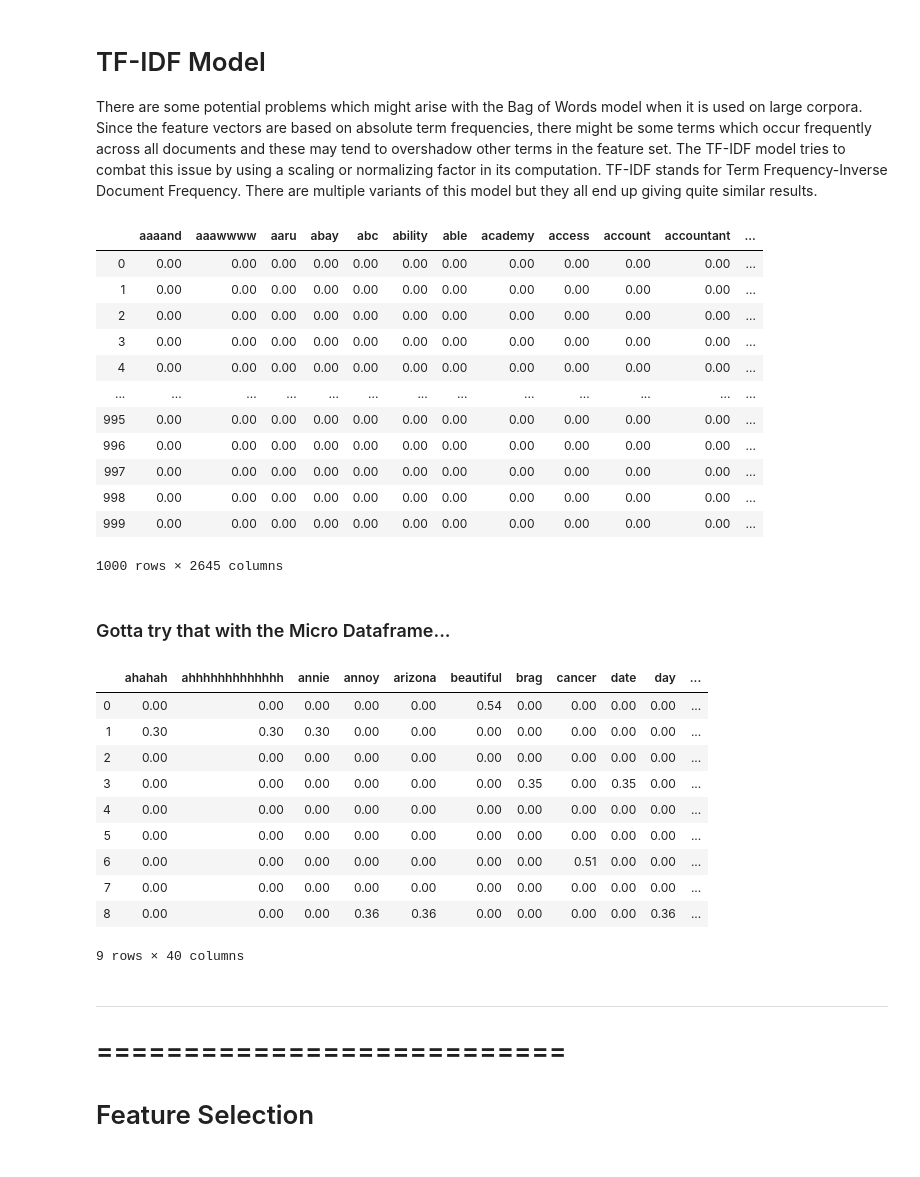
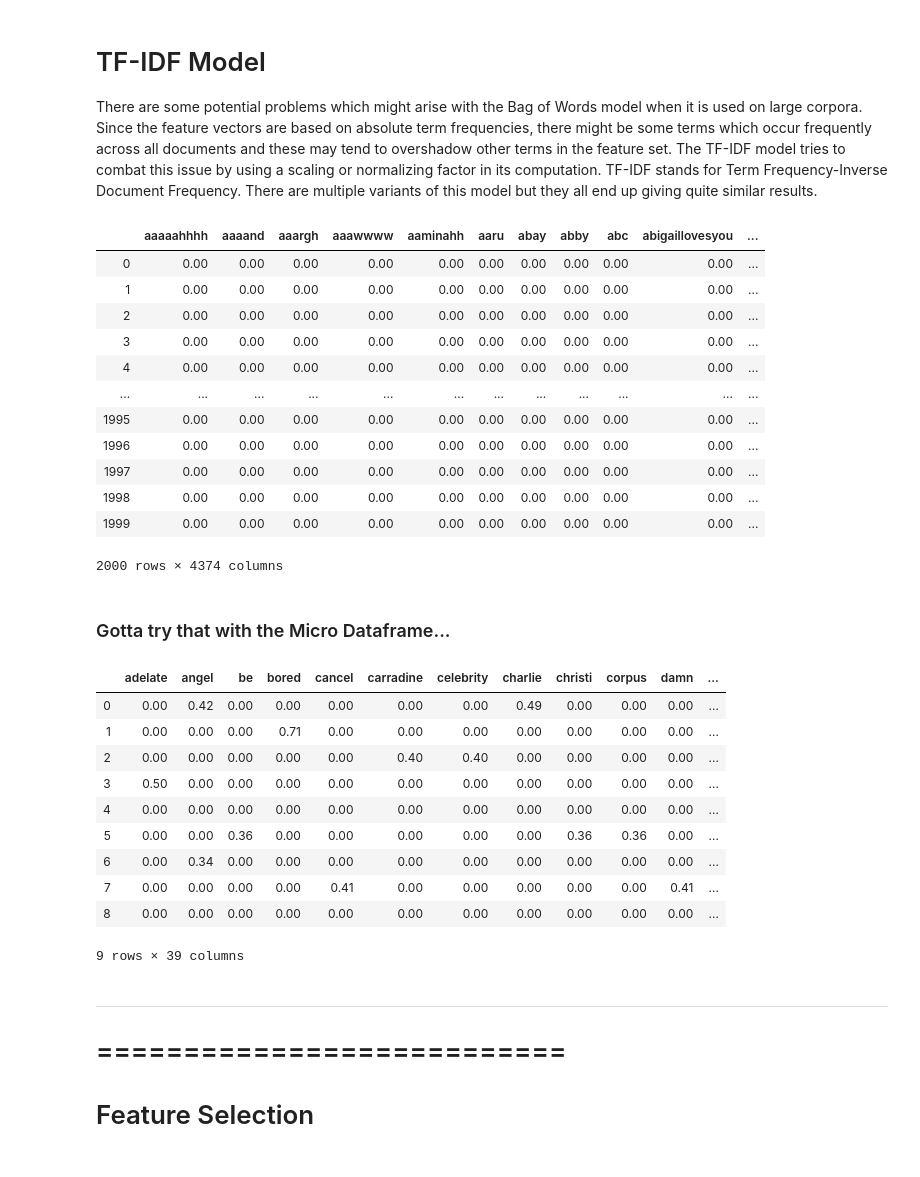
Before and after one commit to 3dspace/language-processing-lifecycle-fall2019, a Jupyter notebook: pgray-csml1010-project.ipynb, the cells around one changed output. Saved outputs shown, nothing was run; the diff lists cells and outputs as text; code cells hidden in the pictures.

```diff
--- a/pgray-csml1010-project.ipynb
+++ b/pgray-csml1010-project.ipynb
@@ -100,7 +100,7 @@ dtype: int64
 # %% [markdown]
 # Set temporary dataset size, for quicker processing
 # %%
-dev_data_size = 1000
+dev_data_size = 2000
 # %%
 start_row = int(800000-(dev_data_size/2))-1
 finish_row = int(800000+(dev_data_size/2))-1
@@ -782,26 +787,26 @@ There are some potential problems which might arise with the Bag of Words model
 # %%
 from sklearn.feature_extraction.text import TfidfVectorizer
 
 tv = TfidfVectorizer(min_df=0., max_df=1., use_idf=True)
 tv_matrix = tv.fit_transform(df_sm['text_nav'])
 tv_matrix = tv_matrix.toarray()
 
 vocab_tfidf = tv.get_feature_names()
-pd.DataFrame(np.round(tv_matrix, 2), columns=vocab)
+pd.DataFrame(np.round(tv_matrix, 2), columns=vocab_tfidf)
 # %% [output]
-|  | aaaand | aaawwww | aaru | abay | abc | ability | able | academy | access | account | accountant | ... |
-| 0 | 0.00 | 0.00 | 0.00 | 0.00 | 0.00 | 0.00 | 0.00 | 0.00 | 0.00 | 0.00 | 0.00 | ... |
-| 1 | 0.00 | 0.00 | 0.00 | 0.00 | 0.00 | 0.00 | 0.00 | 0.00 | 0.00 | 0.00 | 0.00 | ... |
-| 2 | 0.00 | 0.00 | 0.00 | 0.00 | 0.00 | 0.00 | 0.00 | 0.00 | 0.00 | 0.00 | 0.00 | ... |
-| 3 | 0.00 | 0.00 | 0.00 | 0.00 | 0.00 | 0.00 | 0.00 | 0.00 | 0.00 | 0.00 | 0.00 | ... |
-| 4 | 0.00 | 0.00 | 0.00 | 0.00 | 0.00 | 0.00 | 0.00 | 0.00 | 0.00 | 0.00 | 0.00 | ... |
-| ... | ... | ... | ... | ... | ... | ... | ... | ... | ... | ... | ... | ... |
-| 995 | 0.00 | 0.00 | 0.00 | 0.00 | 0.00 | 0.00 | 0.00 | 0.00 | 0.00 | 0.00 | 0.00 | ... |
-| 996 | 0.00 | 0.00 | 0.00 | 0.00 | 0.00 | 0.00 | 0.00 | 0.00 | 0.00 | 0.00 | 0.00 | ... |
-| 997 | 0.00 | 0.00 | 0.00 | 0.00 | 0.00 | 0.00 | 0.00 | 0.00 | 0.00 | 0.00 | 0.00 | ... |
-| 998 | 0.00 | 0.00 | 0.00 | 0.00 | 0.00 | 0.00 | 0.00 | 0.00 | 0.00 | 0.00 | 0.00 | ... |
-| 999 | 0.00 | 0.00 | 0.00 | 0.00 | 0.00 | 0.00 | 0.00 | 0.00 | 0.00 | 0.00 | 0.00 | ... |
+|  | aaaaahhhh | aaaand | aaargh | aaawwww | aaminahh | aaru | abay | abby | abc | abigaillovesyou | ... |
+| 0 | 0.00 | 0.00 | 0.00 | 0.00 | 0.00 | 0.00 | 0.00 | 0.00 | 0.00 | 0.00 | ... |
+| 1 | 0.00 | 0.00 | 0.00 | 0.00 | 0.00 | 0.00 | 0.00 | 0.00 | 0.00 | 0.00 | ... |
+| 2 | 0.00 | 0.00 | 0.00 | 0.00 | 0.00 | 0.00 | 0.00 | 0.00 | 0.00 | 0.00 | ... |
+| 3 | 0.00 | 0.00 | 0.00 | 0.00 | 0.00 | 0.00 | 0.00 | 0.00 | 0.00 | 0.00 | ... |
+| 4 | 0.00 | 0.00 | 0.00 | 0.00 | 0.00 | 0.00 | 0.00 | 0.00 | 0.00 | 0.00 | ... |
+| ... | ... | ... | ... | ... | ... | ... | ... | ... | ... | ... | ... |
+| 1995 | 0.00 | 0.00 | 0.00 | 0.00 | 0.00 | 0.00 | 0.00 | 0.00 | 0.00 | 0.00 | ... |
+| 1996 | 0.00 | 0.00 | 0.00 | 0.00 | 0.00 | 0.00 | 0.00 | 0.00 | 0.00 | 0.00 | ... |
+| 1997 | 0.00 | 0.00 | 0.00 | 0.00 | 0.00 | 0.00 | 0.00 | 0.00 | 0.00 | 0.00 | ... |
+| 1998 | 0.00 | 0.00 | 0.00 | 0.00 | 0.00 | 0.00 | 0.00 | 0.00 | 0.00 | 0.00 | ... |
+| 1999 | 0.00 | 0.00 | 0.00 | 0.00 | 0.00 | 0.00 | 0.00 | 0.00 | 0.00 | 0.00 | ... |
-1000 rows × 2645 columns
+2000 rows × 4374 columns
 # %% [markdown]
 ### Gotta try that with the Micro Dataframe...
 # %%
@@ -812,17 +817,17 @@ tv_micro_matrix = tv_micro_matrix.toarray()
 vocab_micro = tv_micro.get_feature_names()
 pd.DataFrame(np.round(tv_micro_matrix, 2), columns=vocab_micro)
 # %% [output]
-|  | ahahah | ahhhhhhhhhhhhh | annie | annoy | arizona | beautiful | brag | cancer | date | day | ... |
-| 0 | 0.00 | 0.00 | 0.00 | 0.00 | 0.00 | 0.54 | 0.00 | 0.00 | 0.00 | 0.00 | ... |
-| 1 | 0.30 | 0.30 | 0.30 | 0.00 | 0.00 | 0.00 | 0.00 | 0.00 | 0.00 | 0.00 | ... |
-| 2 | 0.00 | 0.00 | 0.00 | 0.00 | 0.00 | 0.00 | 0.00 | 0.00 | 0.00 | 0.00 | ... |
-| 3 | 0.00 | 0.00 | 0.00 | 0.00 | 0.00 | 0.00 | 0.35 | 0.00 | 0.35 | 0.00 | ... |
-| 4 | 0.00 | 0.00 | 0.00 | 0.00 | 0.00 | 0.00 | 0.00 | 0.00 | 0.00 | 0.00 | ... |
-| 5 | 0.00 | 0.00 | 0.00 | 0.00 | 0.00 | 0.00 | 0.00 | 0.00 | 0.00 | 0.00 | ... |
-| 6 | 0.00 | 0.00 | 0.00 | 0.00 | 0.00 | 0.00 | 0.00 | 0.51 | 0.00 | 0.00 | ... |
-| 7 | 0.00 | 0.00 | 0.00 | 0.00 | 0.00 | 0.00 | 0.00 | 0.00 | 0.00 | 0.00 | ... |
-| 8 | 0.00 | 0.00 | 0.00 | 0.36 | 0.36 | 0.00 | 0.00 | 0.00 | 0.00 | 0.36 | ... |
+|  | adelate | angel | be | bored | cancel | carradine | celebrity | charlie | christi | corpus | damn | ... |
+| 0 | 0.00 | 0.42 | 0.00 | 0.00 | 0.00 | 0.00 | 0.00 | 0.49 | 0.00 | 0.00 | 0.00 | ... |
+| 1 | 0.00 | 0.00 | 0.00 | 0.71 | 0.00 | 0.00 | 0.00 | 0.00 | 0.00 | 0.00 | 0.00 | ... |
+| 2 | 0.00 | 0.00 | 0.00 | 0.00 | 0.00 | 0.40 | 0.40 | 0.00 | 0.00 | 0.00 | 0.00 | ... |
+| 3 | 0.50 | 0.00 | 0.00 | 0.00 | 0.00 | 0.00 | 0.00 | 0.00 | 0.00 | 0.00 | 0.00 | ... |
+| 4 | 0.00 | 0.00 | 0.00 | 0.00 | 0.00 | 0.00 | 0.00 | 0.00 | 0.00 | 0.00 | 0.00 | ... |
+| 5 | 0.00 | 0.00 | 0.36 | 0.00 | 0.00 | 0.00 | 0.00 | 0.00 | 0.36 | 0.36 | 0.00 | ... |
+| 6 | 0.00 | 0.34 | 0.00 | 0.00 | 0.00 | 0.00 | 0.00 | 0.00 | 0.00 | 0.00 | 0.00 | ... |
+| 7 | 0.00 | 0.00 | 0.00 | 0.00 | 0.41 | 0.00 | 0.00 | 0.00 | 0.00 | 0.00 | 0.41 | ... |
+| 8 | 0.00 | 0.00 | 0.00 | 0.00 | 0.00 | 0.00 | 0.00 | 0.00 | 0.00 | 0.00 | 0.00 | ... |
-9 rows × 40 columns
+9 rows × 39 columns
 # %% [markdown]
 --------------------------------------
 
```
Also changed, not shown: parts of 38 cells of this notebook.
